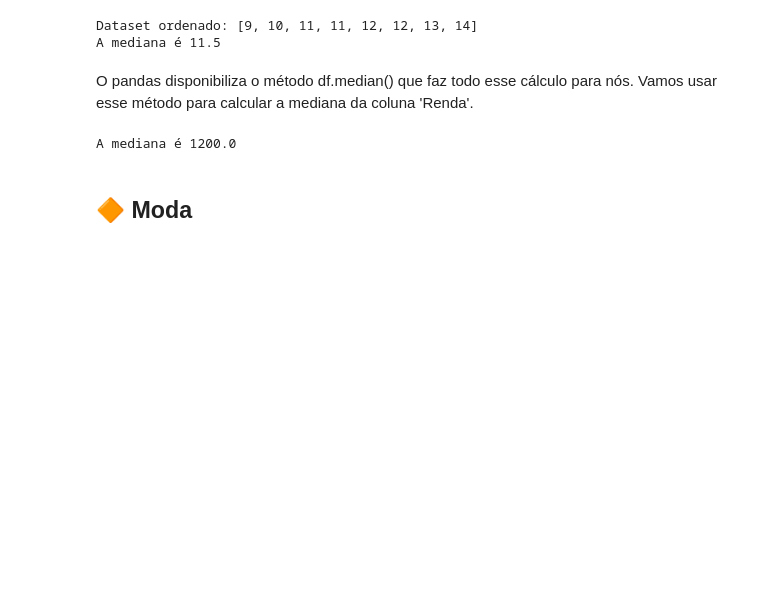
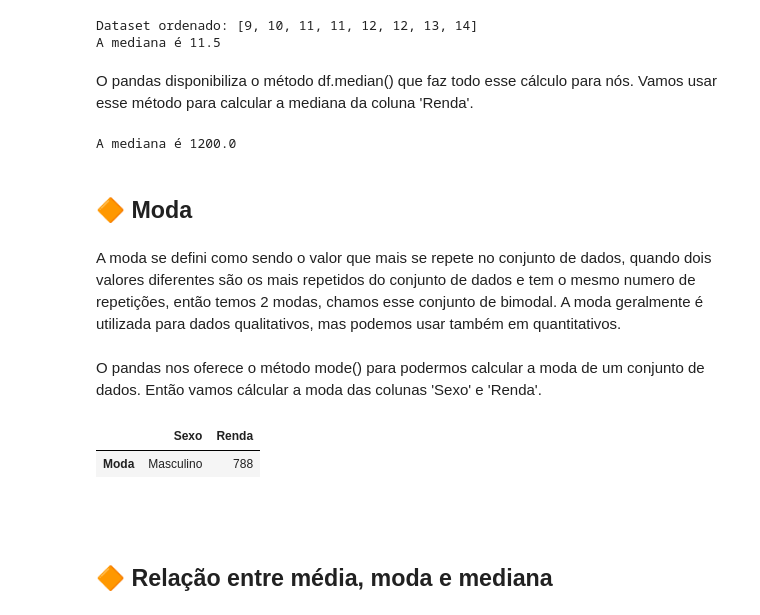
Before and after one commit to huanbarrosn/estudo_ds, a Jupyter notebook: matematica/estatistica-com-python-alura/frequencias-e-medidas.ipynb, the cells around one changed output. Cells and saved outputs as stored; diff of their text form; code cells hidden in the pictures; blank space fills up the shorter version.

```diff
--- a/matematica/estatistica-com-python-alura/frequencias-e-medidas.ipynb
+++ b/matematica/estatistica-com-python-alura/frequencias-e-medidas.ipynb
@@ -713,3 +716,24 @@ print(f'A mediana é {df["Renda"].median()}')
 A mediana é 1200.0
 # %% [markdown]
 ## 🔶 Moda
+# %% [markdown]
+A moda se defini como sendo o valor que mais se repete no conjunto de dados, quando dois valores diferentes são os mais repetidos do conjunto de dados e tem o mesmo numero de repetições, então temos 2 modas, chamos esse conjunto de bimodal. A moda geralmente é utilizada para dados qualitativos, mas podemos usar também em quantitativos.
+# %% [markdown]
+O pandas nos oferece o método mode() para podermos calcular a moda de um conjunto de dados. Então vamos cálcular a moda das colunas 'Sexo' e 'Renda'.
+# %%
+# Calculando a moda do conjunto
+moda_renda_sexo = df[['Sexo', 'Renda']].mode()
+
+# Renomeando alguns indices para deixar o df mais intuitivo
+moda_renda_sexo['Sexo'][0] = 'Masculino'
+moda_renda_sexo.rename({0:'Moda'}, inplace=True)
+
+# Mostrando o df
+moda_renda_sexo
+# %% [output]
+|  | Sexo | Renda |
+| Moda | Masculino | 788 |
+# %% [markdown]
+ <br>
+# %% [markdown]
+## 🔶 Relação entre média, moda e mediana
```
Also changed, not shown: parts of 24 cells of this notebook, 1 other file.
